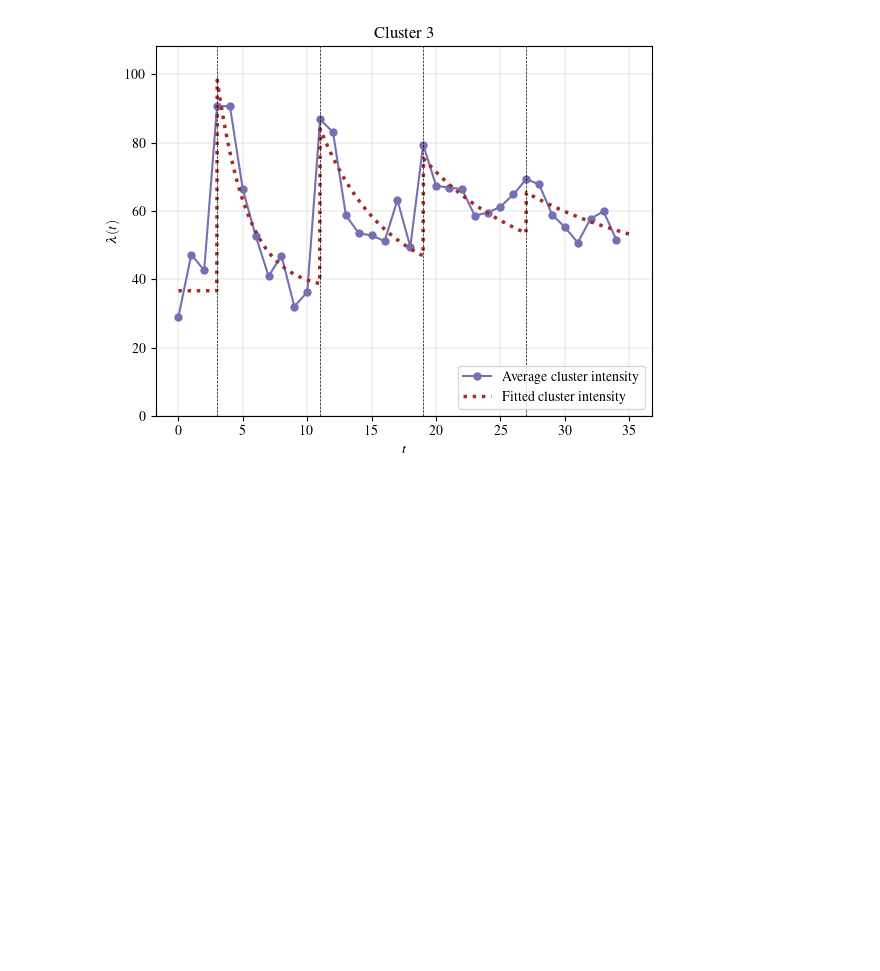
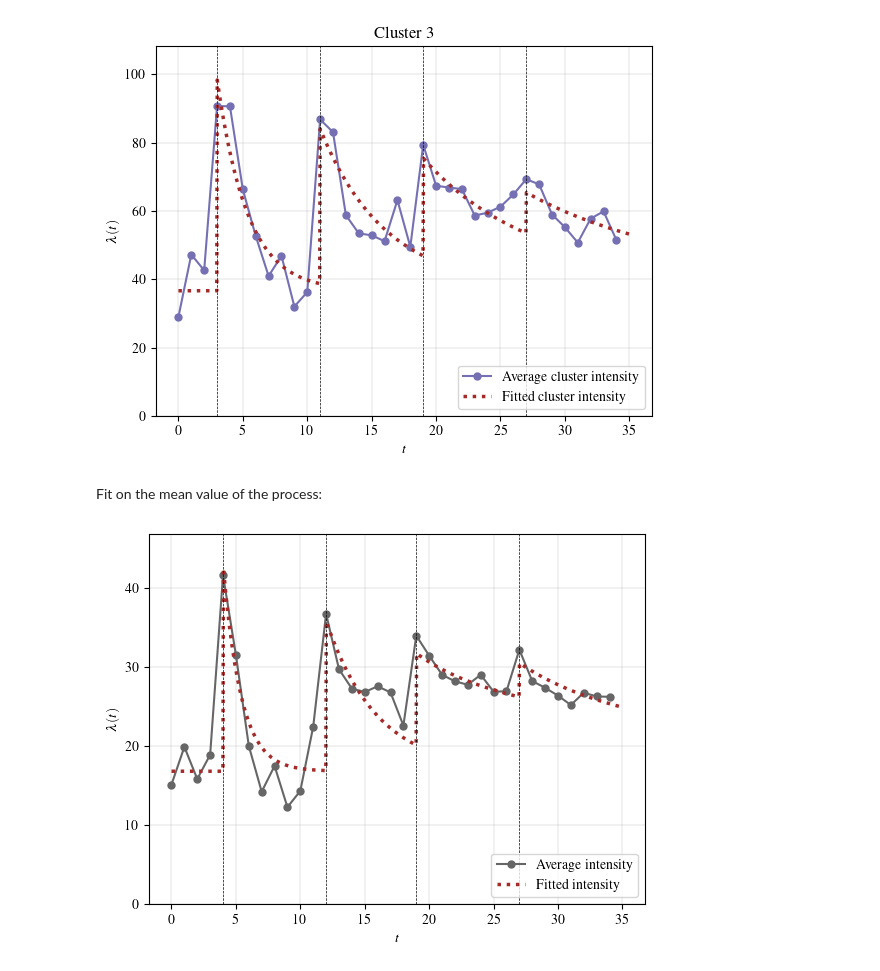
Before and after one commit to fraspass/hep, a Jupyter notebook: notebooks/sea_slugs.ipynb, the cells around one changed output. Cells and saved outputs as stored; diff of their text form; code cells hidden in the pictures; blank space fills up the shorter version.

```diff
--- a/notebooks/sea_slugs.ipynb
+++ b/notebooks/sea_slugs.ipynb
@@ -89,18 +89,18 @@ for k in range(K):
     eta_alpha0 = np.abs(alphas0[1] - alphas0[0])
     csi_alpha0 = 0.1  # Initial guess for csi
     params = np.log([theta0_alpha0, eta_alpha0, csi_alpha0])
-    res_alpha = minimize(inhibitory_loss, params, args=(alphas0, jumps), method='L-BFGS-B')
+    res_alpha = minimize(hhf.inhibitory_loss, params, args=(alphas0, jumps), method='L-BFGS-B')
     params = np.log([lambda0] + list(np.exp(res_alpha.x)) + [0.35, 0.2, 0.1])
     # Minimize the negative log-likelihood
-    result = minimize(negative_log_likelihood, params, args=(X[kmeans.labels_ == k].mean(axis=0), jumps), method='L-BFGS-B')
+    result = minimize(hhf.negative_log_likelihood, params, args=(Xlm, jumps), method='L-BFGS-B')
     # Extract the optimized parameters
     optimized_params = np.exp(result.x)
     optimized_params_full[k] = optimized_params
     ## Obtain the optimized parameters
     lambda0, theta0_alpha, eta_alpha, csi_alpha, theta0_beta, eta_beta, csi_beta = optimized_params
     ## Obtain the values of alpha and beta at the jump locations
-    alphas = inhibitory_hawkes_intensity(jumps, jumps, theta0_alpha, eta_alpha, csi_alpha)
-    betas = inhibitory_hawkes_intensity(jumps, jumps, theta0_beta, eta_beta, csi_beta)
+    alphas = hhf.inhibitory_hawkes_intensity(jumps, jumps, theta0_alpha, eta_alpha, csi_alpha)
+    betas = hhf.inhibitory_hawkes_intensity(jumps, jumps, theta0_beta, eta_beta, csi_beta)
     ## Grid
     time_grid = np.linspace(0, X.shape[1], 1000)
     ints = np.ones_like(time_grid) * lambda0
@@ -125,3 +125,48 @@ for k in range(K):
 [figure]
 [figure]
 [figure]
+# %% [markdown]
+Fit on the mean value of the process:
+# %%
+jumps = np.array([3, 11, 18, 26]) + 1  # Adjust for zero-based indexing
+# Initial parameter guess (see paper for details)
+Xlm = X.mean(axis=0)
+lambda0 = np.mean(Xlm[:jumps[0]])
+alphas0 = np.diff(Xlm)[jumps - 1]
+theta0_alpha0 = alphas0[0]
+eta_alpha0 = np.abs(alphas0[1] - alphas0[0])
+csi_alpha0 = 0.1  # Initial guess for csi
+params = np.log([theta0_alpha0, eta_alpha0, csi_alpha0])
+res_alpha = minimize(hhf.inhibitory_loss, params, args=(alphas0, jumps), method='L-BFGS-B')
+params = np.log([lambda0] + list(np.exp(res_alpha.x)) + [0.35, 0.2, 0.1])
+# Minimize the negative log-likelihood
+result = minimize(hhf.negative_log_likelihood, params, args=(Xlm, jumps), method='L-BFGS-B')
+# Extract the optimized parameters
+optimized_params = np.exp(result.x)
+optimized_params_full[k] = optimized_params
+## Obtain the optimized parameters
+lambda0, theta0_alpha, eta_alpha, csi_alpha, theta0_beta, eta_beta, csi_beta = optimized_params
+## Obtain the values of alpha and beta at the jump locations
+alphas = hhf.inhibitory_hawkes_intensity(jumps, jumps, theta0_alpha, eta_alpha, csi_alpha)
+betas = hhf.inhibitory_hawkes_intensity(jumps, jumps, theta0_beta, eta_beta, csi_beta)
+## Grid
+time_grid = np.linspace(0, X.shape[1], 1000)
+ints = np.ones_like(time_grid) * lambda0
+# Calculate the intensity function
+for j, jump in enumerate(jumps):
+    ints += alphas[j] * np.exp(-betas[j] * (time_grid - jump)) * np.heaviside(time_grid - jump, 1)
+## Plot the optimized intensity function
+plt.plot(Xlm, color=colors[2*K+1], linewidth=1.5, marker='o', markersize=5,
+            label='Average intensity')
+plt.plot(time_grid, ints, color='brown', linewidth=2.5, ls='dotted', label='Fitted intensity')
+plt.ylim(0, np.max(ints) + np.max(ints) / 10)
+plt.xlabel(r'$t$')
+plt.ylabel(r'$\lambda(t)$')
+for jump in jumps:
+    plt.axvline(x=jump, color='black', linestyle='--', linewidth=0.5)
+plt.legend(loc='lower right')
+plt.grid(linewidth=0.25)
+plt.savefig(f'../figures/hierarchical_hawkes_intensity_optimized_mean.pdf', bbox_inches='tight')
+plt.show()
+# %% [output]
+[figure, added]
```
Also changed, not shown: parts of 1 cell of this notebook, 9 other files.
